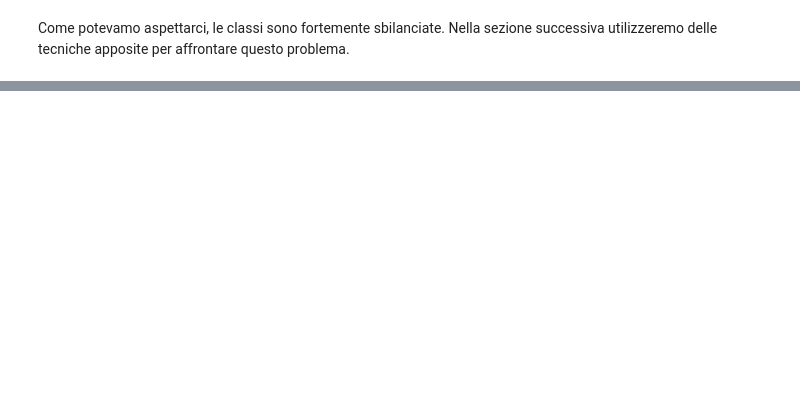
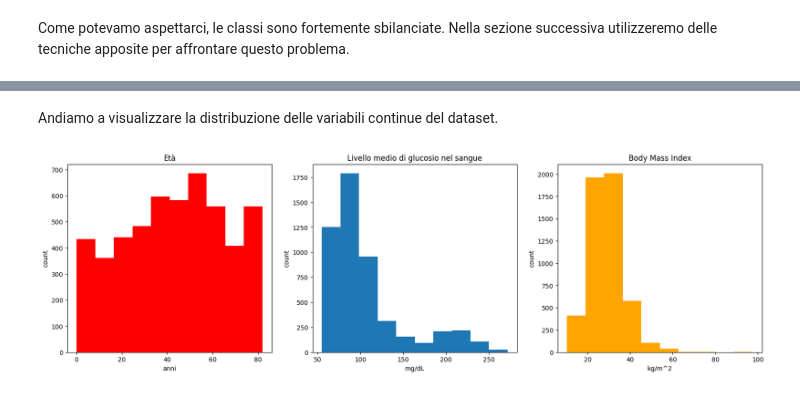
Before and after one commit to LucaSamore/Stroke-Prediction-Analysis, a Jupyter notebook: stroke_prediction_analysis.ipynb, the cells around one changed output, grey strips where cells are left out. Drawn from its saved outputs; the diff is of its cells as text; code cells hidden in the pictures; blank space fills up the shorter version.

```diff
--- a/stroke_prediction_analysis.ipynb
+++ b/stroke_prediction_analysis.ipynb
@@ -191,0 +190,3 @@ Come potevamo aspettarci, le classi sono fortemente sbilanciate. Nella sezione s
+# %%
+dataset.fillna(dataset['bmi'].mean(), inplace=True)
+dataset.isna().sum()
@@ -191,0 +206,26 @@ Come potevamo aspettarci, le classi sono fortemente sbilanciate. Nella sezione s
+# %% [markdown]
+Andiamo a visualizzare la distribuzione delle variabili continue del dataset.
+# %%
+plt.figure(figsize=(20, 12))
+
+plt.subplot(2, 3, 1)
+plt.title('Età')
+plt.hist(dataset['age'], label='age', color='red')
+plt.ylabel('count')
+plt.xlabel('anni')
+
+plt.subplot(2, 3, 2)
+plt.title('Livello medio di glucosio nel sangue')
+plt.hist(dataset['avg_glucose_level'], label='avg_glucose_level')
+plt.ylabel('count')
+plt.xlabel('mg/dL')
+
+plt.subplot(2, 3, 3)
+plt.title('Body Mass Index')
+plt.hist(dataset['bmi'], label='bmi', color='orange')
+plt.ylabel('count')
+plt.xlabel('kg/m^2')
+
+plt.show()
+# %% [output]
+[figure, added]
```
Also changed, not shown: parts of 19 cells of this notebook.
